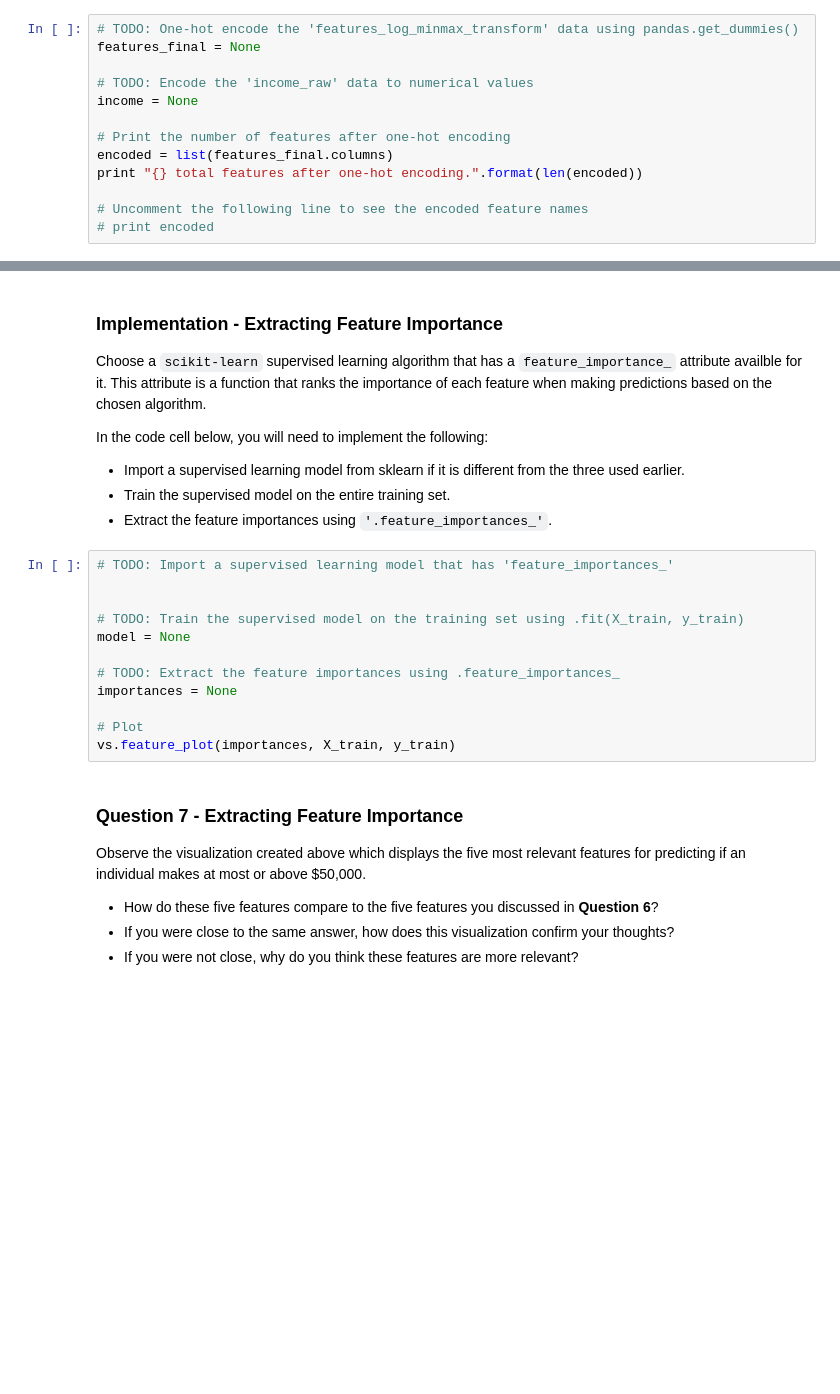
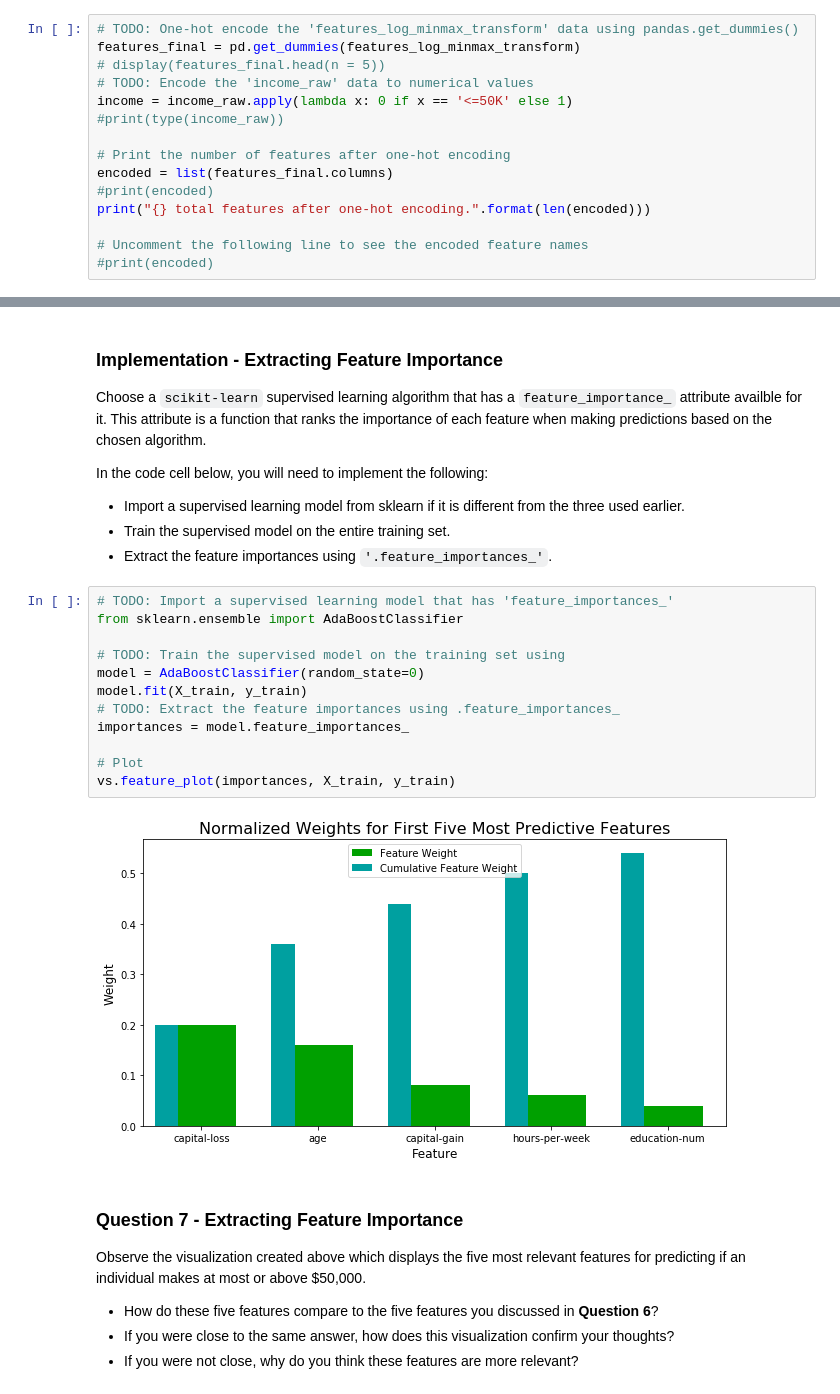
Before and after one commit to dirkhonda/udacity, a Jupyter notebook: finding_donors/finding_donors.ipynb, the cells around one changed output, grey strips where cells are left out. Saved outputs shown, nothing was run; the diff lists cells and outputs as text; blank space fills up the shorter version.

```diff
--- a/finding_donors/finding_donors.ipynb
+++ b/finding_donors/finding_donors.ipynb
@@ -166,14 +161,16 @@ Additionally, as with the non-numeric features, we need to convert the non-numer
    - Set records with "<=50K" to `0` and records with ">50K" to `1`.
 # %%
 # TODO: One-hot encode the 'features_log_minmax_transform' data using pandas.get_dummies()
-features_final = None
-
+features_final = pd.get_dummies(features_log_minmax_transform)
+# display(features_final.head(n = 5))
 # TODO: Encode the 'income_raw' data to numerical values
-income = None
+income = income_raw.apply(lambda x: 0 if x == '<=50K' else 1)
+#print(type(income_raw))
 
 # Print the number of features after one-hot encoding
 encoded = list(features_final.columns)
-print "{} total features after one-hot encoding.".format(len(encoded))
+#print(encoded)
+print("{} total features after one-hot encoding.".format(len(encoded)))
 
 # Uncomment the following line to see the encoded feature names
-# print encoded
+#print(encoded)
@@ -491,16 +606,18 @@ In the code cell below, you will need to implement the following:
  - Extract the feature importances using `'.feature_importances_'`.
 # %%
 # TODO: Import a supervised learning model that has 'feature_importances_'
+from sklearn.ensemble import AdaBoostClassifier
 
-
-# TODO: Train the supervised model on the training set using .fit(X_train, y_train)
-model = None
-
+# TODO: Train the supervised model on the training set using
+model = AdaBoostClassifier(random_state=0)
+model.fit(X_train, y_train)
 # TODO: Extract the feature importances using .feature_importances_
-importances = None
+importances = model.feature_importances_
 
 # Plot
 vs.feature_plot(importances, X_train, y_train)
+# %% [output]
+[figure, added]
 # %% [markdown]
 ### Question 7 - Extracting Feature Importance
 
```
Also changed, not shown: parts of 30 cells of this notebook, 2 other files.
